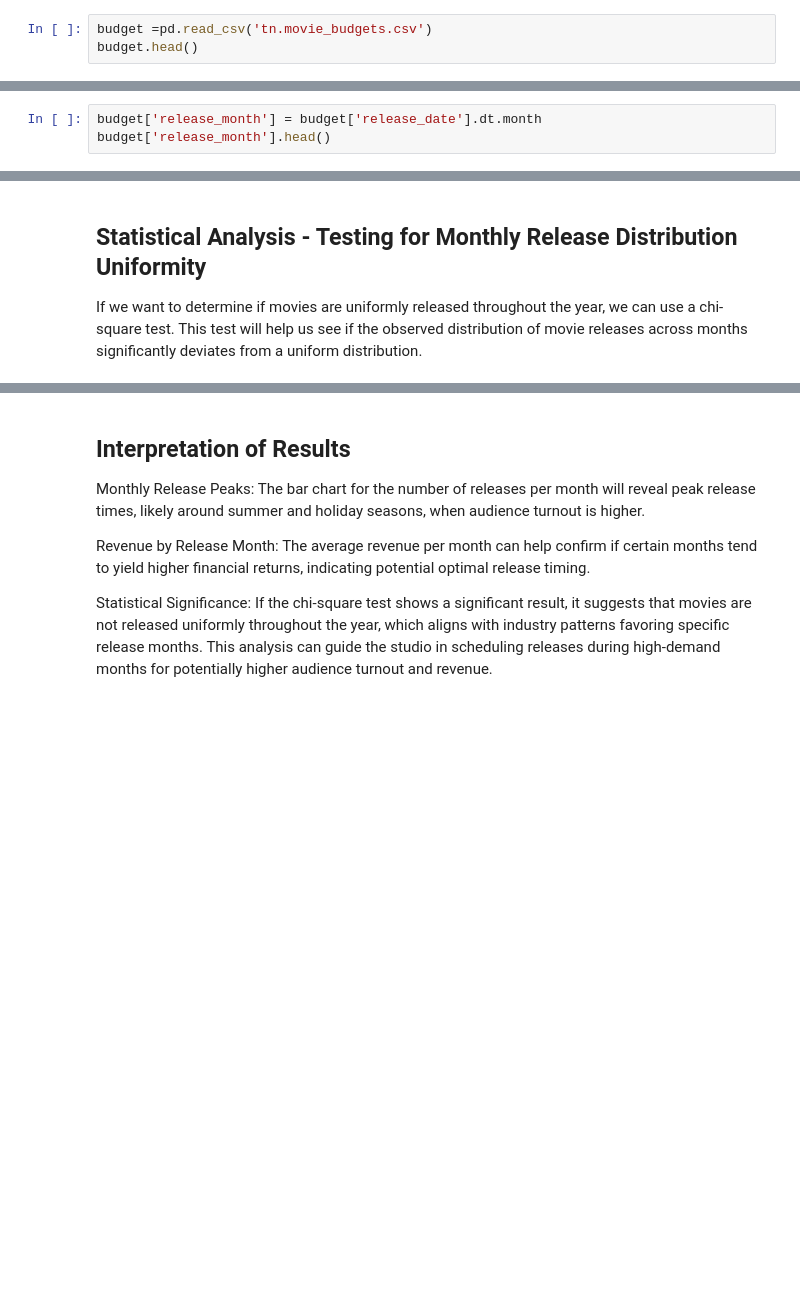
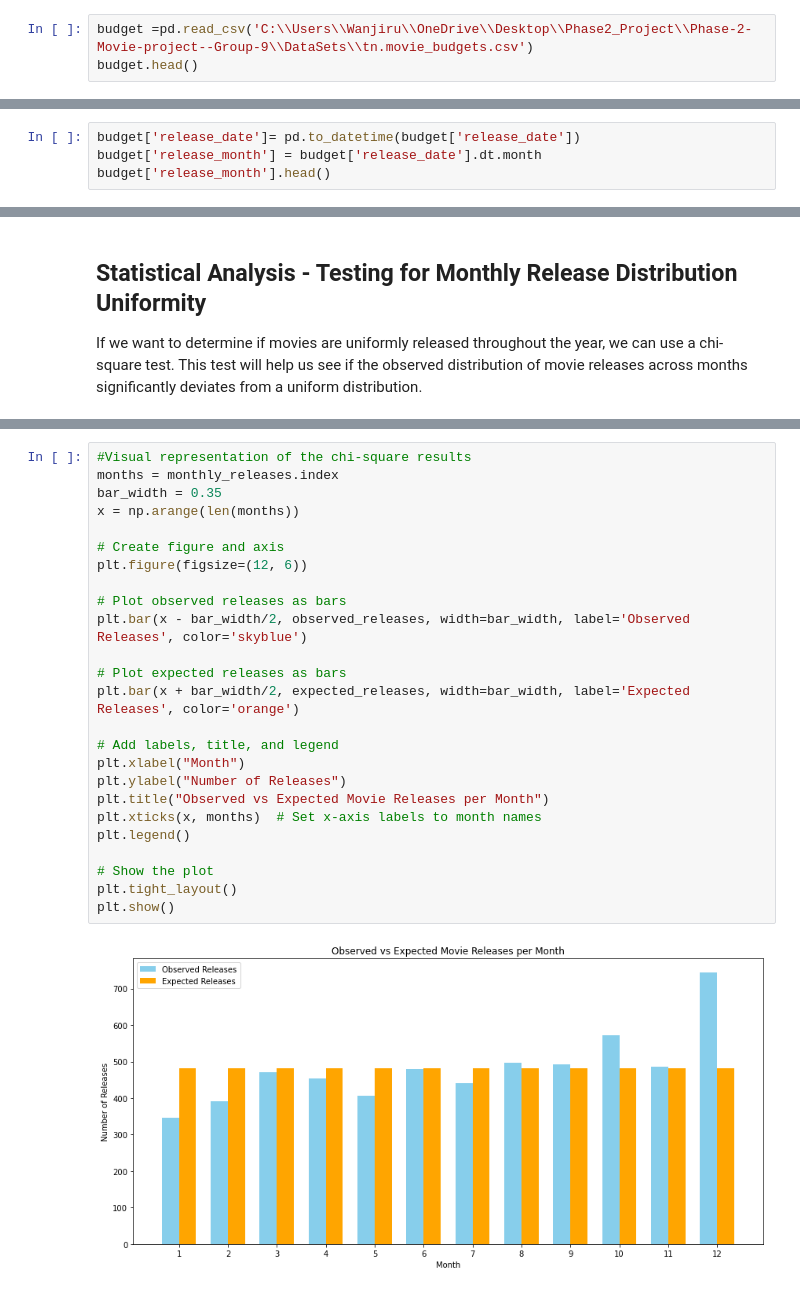
Before and after one commit to vnelima/Phase-2-Movie-project--Group-9, a Jupyter notebook: Collaborators/Loise/Loise.ipynb, the cells around one changed output, grey strips where cells are left out. Saved outputs shown, nothing was run; the diff lists cells and outputs as text; blank space fills up the shorter version.

```diff
--- a/Collaborators/Loise/Loise.ipynb
+++ b/Collaborators/Loise/Loise.ipynb
@@ -34,5 +24,5 @@ data.head()
 # %%
-budget =pd.read_csv('tn.movie_budgets.csv')
+budget =pd.read_csv('C:\\Users\\Wanjiru\\OneDrive\\Desktop\\Phase2_Project\\Phase-2-Movie-project--Group-9\\DataSets\\tn.movie_budgets.csv')
 budget.head()
 # %% [output]
 |  | id | release_date | movie | production_budget | domestic_gross | worldwide_gross |
@@ -99,6 +85,7 @@ int64
 ## Analyzing Peak Release Times
 Now, we’ll analyze the number of movies released in each month to identify peak release periods.
 # %%
+budget['release_date']= pd.to_datetime(budget['release_date'])
 budget['release_month'] = budget['release_date'].dt.month
 budget['release_month'].head()
 # %% [output]
@@ -179,11 +167,30 @@ else:
 # %% [output]
 Chi-square Statistic: 233.34555517122104, P-value: 8.493608319019405e-44
 The distribution of movie releases across months is significantly different from uniform.
-# %% [markdown]
-## Interpretation of Results
-Monthly Release Peaks: The bar chart for the number of releases per month will reveal peak release times, likely around summer and holiday seasons, when audience turnout is higher.
-
-Revenue by Release Month: The average revenue per month can help confirm if certain months tend to yield higher financial returns, indicating potential optimal release timing.
-
-Statistical Significance: If the chi-square test shows a significant result, it suggests that movies are not released uniformly throughout the year, which aligns with industry patterns favoring specific release months.
-This analysis can guide the studio in scheduling releases during high-demand months for potentially higher audience turnout and revenue.
+# %%
+#Visual representation of the chi-square results
+months = monthly_releases.index
+bar_width = 0.35
+x = np.arange(len(months))
+
+# Create figure and axis
+plt.figure(figsize=(12, 6))
+
+# Plot observed releases as bars
+plt.bar(x - bar_width/2, observed_releases, width=bar_width, label='Observed Releases', color='skyblue')
+
+# Plot expected releases as bars
+plt.bar(x + bar_width/2, expected_releases, width=bar_width, label='Expected Releases', color='orange')
+
+# Add labels, title, and legend
+plt.xlabel("Month")
+plt.ylabel("Number of Releases")
+plt.title("Observed vs Expected Movie Releases per Month")
+plt.xticks(x, months)  # Set x-axis labels to month names
+plt.legend()
+
+# Show the plot
+plt.tight_layout()
+plt.show()
+# %% [output]
+[figure, added]
```
Also changed, not shown: parts of 16 cells of this notebook.
